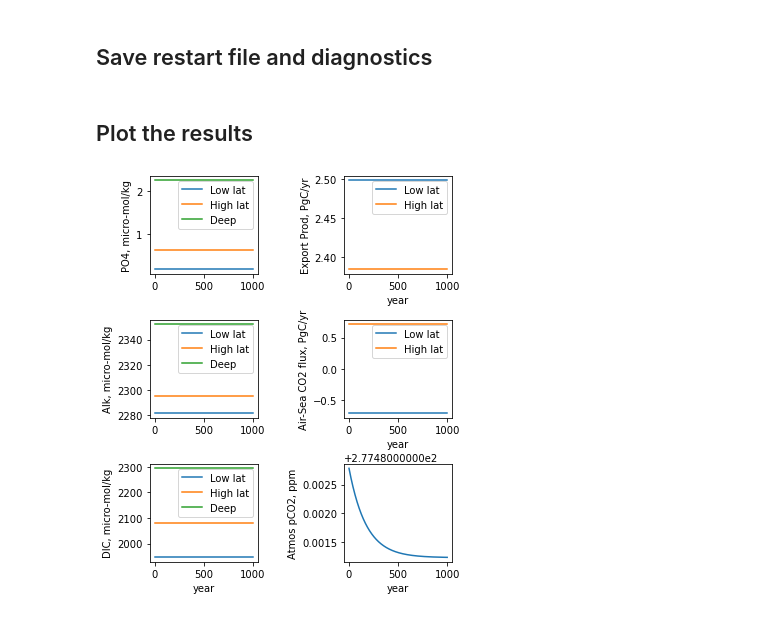
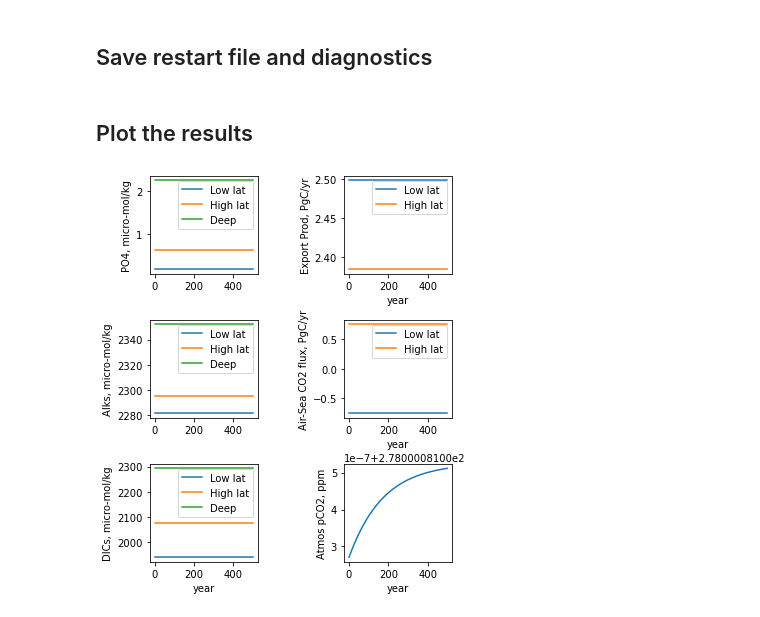
Before and after one commit to takaito1/easX305, a Jupyter notebook: CAPboxmodel.ipynb, the cells around one changed output. Drawn from its saved outputs; the diff is of its cells as text; code cells hidden in the pictures.

```diff
--- a/CAPboxmodel.ipynb
+++ b/CAPboxmodel.ipynb
@@ -27,13 +28,13 @@ mod=2     # mod=1: constant atmos pco2 = 278 (pre-industrial)
           # mod=3: historical and future scenarios (RCP)
 # Input integration parameters
 dt = 86400*360. # size of a time step (360 days = 1 yr)
-N  = 1000 # default number of time steps (N=1000: 1000 years)
+N  = 500 # default number of time steps (N=1000: 1000 years)
 #-----
 V=np.array([3e16, 1.6e16, 1.4e18])
 Circ=25.4e6
 Mix=38.1e6
 SST=[21.5,2.5]
-SSS=[34.7,34.7]
+SSS=[35.5,34.7]
 fice=.5
 # biological P uptake rate ([per sec])
 bio=1.e-8
@@ -81,9 +82,12 @@ This automatically adjust the length of the runs
 # %%
 if (mod==3):
     # read in atmospheric CO2 data, choose one input file
+    df=pd.read_csv('RCP3PD_MIDYEAR_CONCENTRATIONS.csv',skiprows=37)
     #df=pd.read_csv('RCP45_MIDYEAR_CONCENTRATIONS.csv',skiprows=37)
-    df=pd.read_csv('RCP85_MIDYEAR_CONCENTRATIONS.csv',skiprows=37)
+    #df=pd.read_csv('RCP6_MIDYEAR_CONCENTRATIONS.csv',skiprows=37)
+    #df=pd.read_csv('RCP85_MIDYEAR_CONCENTRATIONS.csv',skiprows=37)
     co2obs=df['CO2']
     yearobs=df['Year']
+    Gco2obs=itp.interp1d(yearobs,co2obs,'linear')
     pco2atm=co2obs[0]
-    N=Nyearobs
+    N=int((2300-1765+1)*31104000/dt)
@@ -128,10 +132,9 @@ for n in range(0,N):
     At[:,n]=A.flatten()
     Ct[:,n]=C.flatten()
     pco2atmt[n]=pco2atm
-    time[n]=dt*n
     # solve carbonate chemistry
-    pyco2_kws["par1"] = A[:-1].T  # alkalinity
-    pyco2_kws["par2"] = C[:-1].T  # DIC in μmol/kg-sw
+    pyco2_kws["par1"] = A[:-1].T/35*SSS  # alkalinity
+    pyco2_kws["par2"] = C[:-1].T/35*SSS  # DIC in μmol/kg-sw
     CCsol = pyco2.sys(**pyco2_kws)
     Kh=CCsol['k_CO2']
     fco2=CCsol['fCO2']
@@ -148,10 +151,13 @@ for n in range(0,N):
     # update atmospheric co2
     if (mod==1):
         pco2atm=278.
+        time[n]=dt*n/31104000
     elif (mod==2):
         pco2atm=pco2atm-dt*(A2S[0]*V[0]+A2S[1]*V[1])/Matm*1.e3 # step forward atmos pCO2
+        time[n]=dt*n/31104000
     elif (mod==3):
-        pco2atm=co2obs[n]
+        time[n]=(dt*n)/31104000+1765.
+        pco2atm=Gco2obs(time[n])
     # save additional diagnostics
     Lexp[n]=bio*P[0]*V[0]*rcp*(1+rain)*12.e-18*31104000 # convert to PgC/yr
     Hexp[n]=bio*(1.-fice)*P[1]*V[1]*rcp*(1+rain)*12.e-18*31104000
@@ -159,57 +165,57 @@ for n in range(0,N):
     Hfco2[n]=A2S[1]*V[1]*12.e-18*31104000
     LpH[n]=CCsol["pH"][0,0]
     HpH[n]=CCsol["pH"][0,1]
-# %% [markdown]
-## Save restart file and diagnostics
+# %% [markdown]
+## Save restart file and diagnostics
 # %%
 np.savez('restart.npz',P=P,C=C,A=A,pco2atm=pco2atm)
 np.savez('diagnostics.npz',Lexp=Lexp,Hexp=Hexp,Lfco2=Lfco2,
          Hfco2=Hfco2,Pt=Pt,Ct=Ct,At=At,pco2atmt=pco2atmt,
          Cinv_atm=Cinv_atm,Cinv_ocn=Cinv_ocn,LpH=LpH,HpH=HpH)
-# %% [markdown]
-## Plot the results
+# %% [markdown]
+## Plot the results
 # %%
 fig=plt.figure(figsize=(6,8))
 ##
 ax11 = fig.add_axes([0.1, 0.75,0.25,0.17])
-plt.plot(time/31104000,Pt.T)
+plt.plot(time,Pt.T)
 plt.legend(['Low lat','High lat','Deep'])
 plt.ylabel('PO4, micro-mol/kg')
 ##
 ax21 = fig.add_axes([0.1, 0.5,0.25,0.17])
-plt.plot(time/31104000,At.T)
+plt.plot(time,At.T)
 plt.legend(['Low lat','High lat','Deep'])
-plt.ylabel('Alk, micro-mol/kg')
+plt.ylabel('Alks, micro-mol/kg')
 ##
 ax31 = fig.add_axes([0.1, 0.25,0.25,0.17])
-plt.plot(time/31104000,Ct.T)
+plt.plot(time,Ct.T)
 plt.legend(['Low lat','High lat','Deep'])
 plt.xlabel('year')
-plt.ylabel('DIC, micro-mol/kg')
+plt.ylabel('DICs, micro-mol/kg')
 ##
 ax12 = fig.add_axes([0.55, 0.75,0.25,0.17])
-plt.plot(time/31104000,Lexp,label='Low lat')
-plt.plot(time/31104000,Hexp,label='High lat')
+plt.plot(time,Lexp,label='Low lat')
+plt.plot(time,Hexp,label='High lat')
 plt.legend()
 plt.xlabel('year')
 plt.ylabel('Export Prod, PgC/yr')
 ##
 ax22 = fig.add_axes([0.55, 0.5,0.25,0.17])
-plt.plot(time/31104000,Lfco2,label='Low lat')
-plt.plot(time/31104000,Hfco2,label='High lat')
+plt.plot(time,Lfco2,label='Low lat')
+plt.plot(time,Hfco2,label='High lat')
 plt.legend()
 plt.xlabel('year')
 plt.ylabel('Air-Sea CO2 flux, PgC/yr')
 ##
 ax23 = fig.add_axes([0.55, 0.25,0.25,0.17])
-plt.plot(time/31104000,pco2atmt)
+plt.plot(time,pco2atmt)
 plt.xlabel('year')
 plt.ylabel('Atmos pCO2, ppm')
 ##
 fign='CAP_fig1'
 plt.savefig(fign+'.pdf',bbox_inches="tight",dpi=300)
 #plt.savefig('./fig/'+fn+'.png',bbox_inches="tight",dpi=300)
 plt.show()
 # %% [output]
-[figure, old version]
+[figure, new version]
 # %%
```
Also changed, not shown: parts of 13 cells of this notebook.
